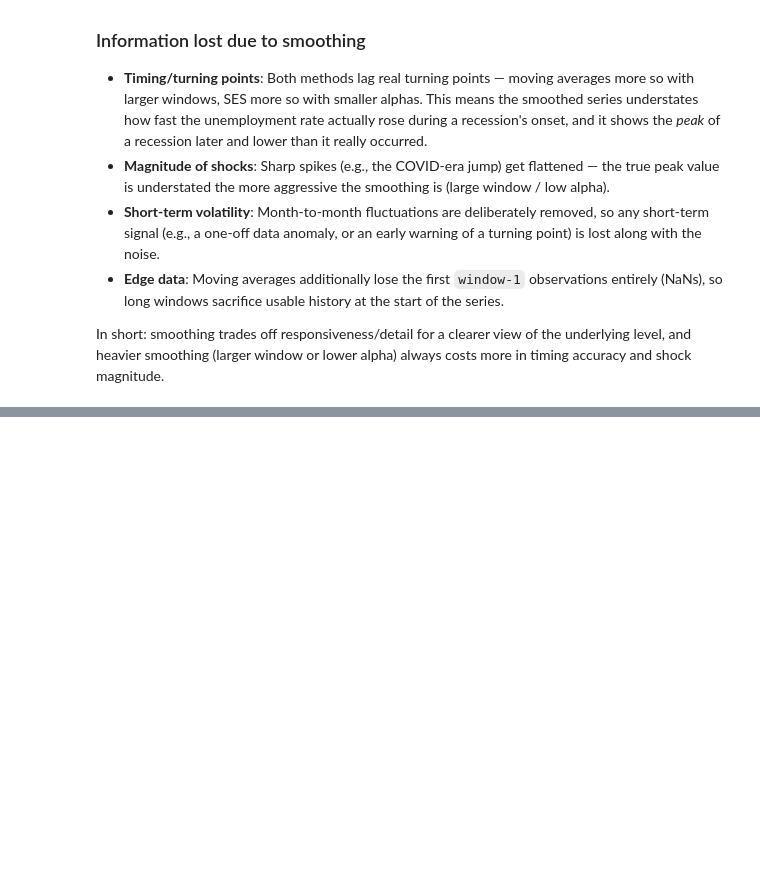
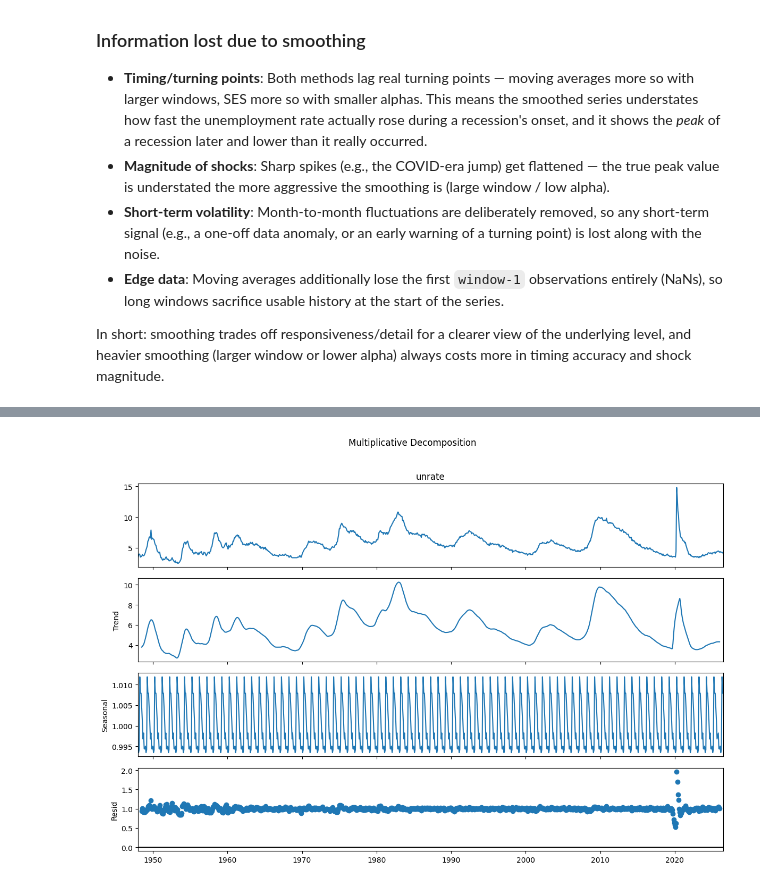
Before and after one commit to Amgad26/Time-Series, a Jupyter notebook: Code.ipynb, the cells around one changed output, grey strips where cells are left out. Saved outputs shown, nothing was run; the diff lists cells and outputs as text; code cells hidden in the pictures; blank space fills up the shorter version.

```diff
--- a/Code.ipynb
+++ b/Code.ipynb
@@ -225,0 +243,10 @@ In short: smoothing trades off responsiveness/detail for a clearer view of the u
+# %%
+decomp_multiplicative = seasonal_decompose(dataset["unrate"], model="multiplicative", period=12)
+
+fig = decomp_multiplicative.plot()
+fig.set_size_inches(12, 8)
+fig.suptitle("Multiplicative Decomposition", y=1.02)
+plt.tight_layout()
+plt.show()
+# %% [output]
+[figure, added]
```
Also changed, not shown: parts of 4 cells of this notebook.
